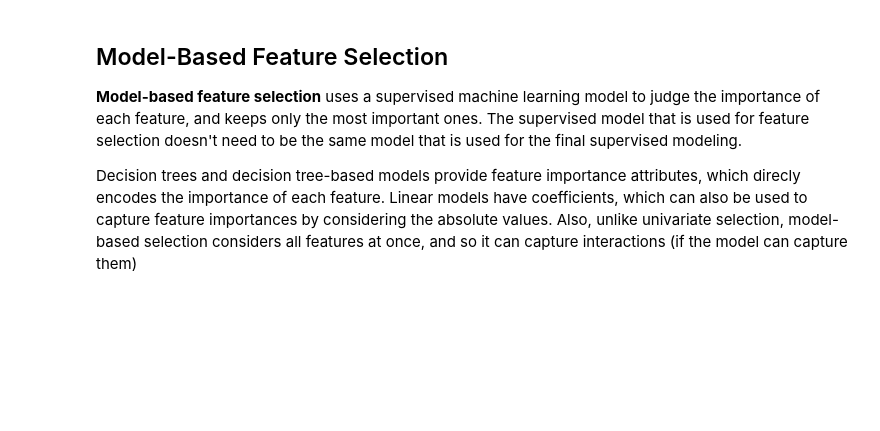
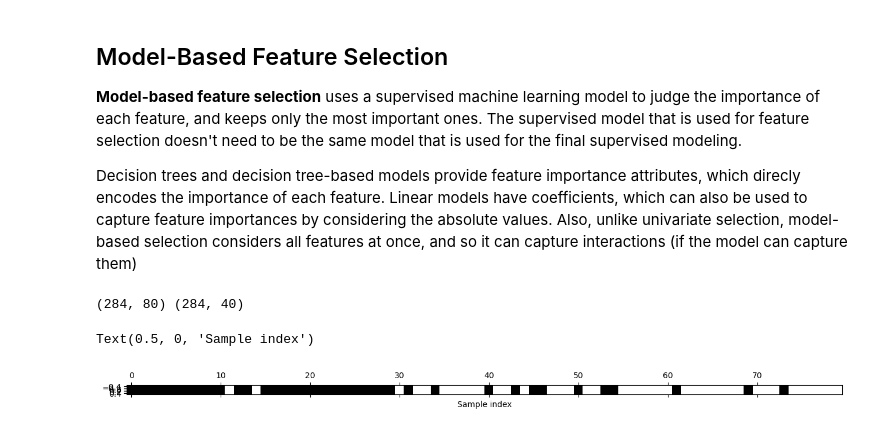
Before and after one commit to Giov12/intro.to.ml, a Jupyter notebook: chapter4.ipynb, the cells around one changed output. Cells and saved outputs as stored; diff of their text form; code cells hidden in the pictures; blank space fills up the shorter version.

```diff
--- a/chapter4.ipynb
+++ b/chapter4.ipynb
@@ -468,4 +468,20 @@ print(lr.score(xtest_selected, ytest))
 Decision trees and decision tree-based models provide feature importance attributes, which direcly encodes the importance of each feature. Linear models have coefficients, which can also be used to capture feature importances by considering the absolute values. Also, unlike univariate selection, model-based selection considers all features at once, and so it can capture interactions (if the model can capture them)
 # %%
 from sklearn.feature_selection import SelectFromModel
-# STOPPED ONAGE 239/
+from sklearn.ensemble import RandomForestClassifier
+
+# we need to create an ensembl that can do the selecting and embed the underlying model
+select = SelectFromModel(RandomForestClassifier(n_estimators=100, random_state=42), threshold = "median")
+select.fit(xtrain, ytrain)
+xtrain_l1 = select.transform(xtrain)
+print(xtrain.shape, xtrain_l1.shape) # select half
+# %% [output]
+(284, 80) (284, 40)
+# %%
+# visualize what was kept
+mask = select.get_support()
+plt.matshow(mask.reshape(1,-1), cmap='gray_r')
+plt.xlabel("Sample index") # all but two of the original features were kept
+# %% [output]
+Text(0.5, 0, 'Sample index')
+[figure, added]
```
Also changed, not shown: parts of 19 cells of this notebook.
